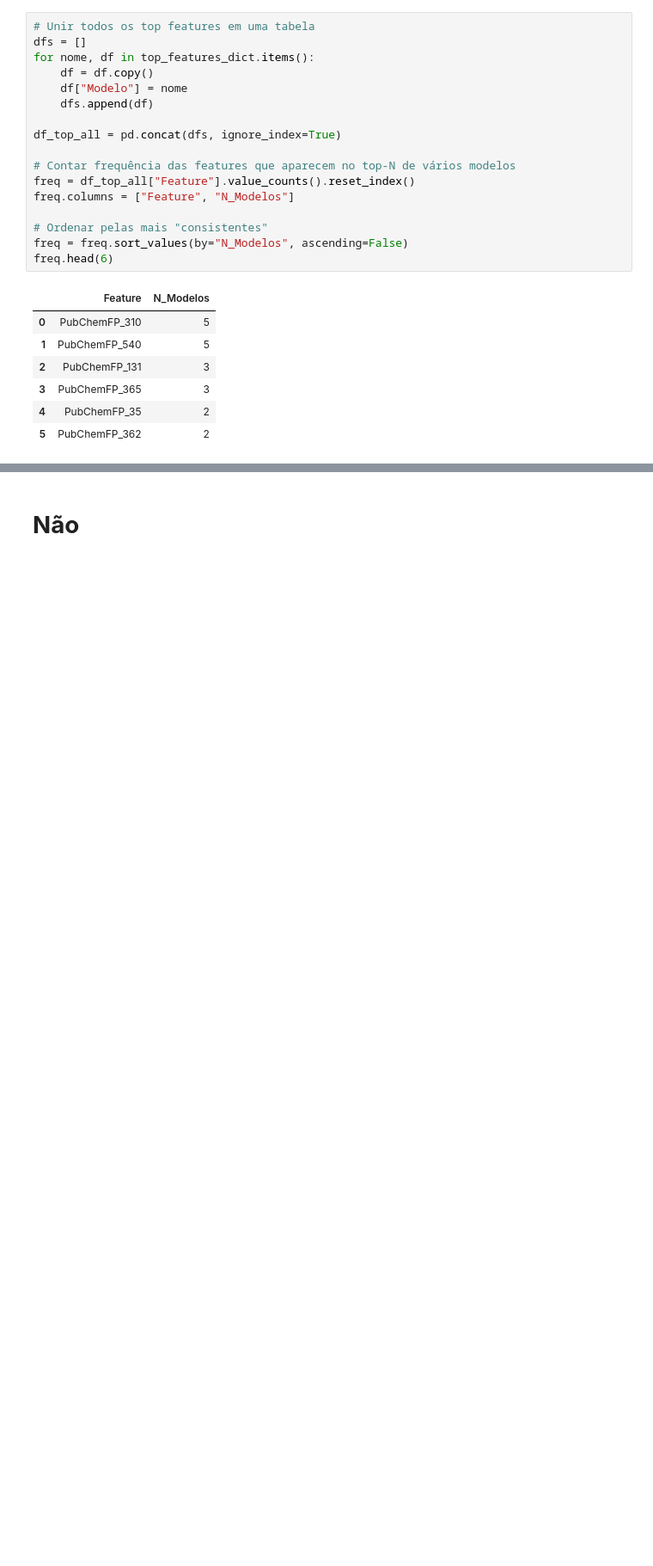
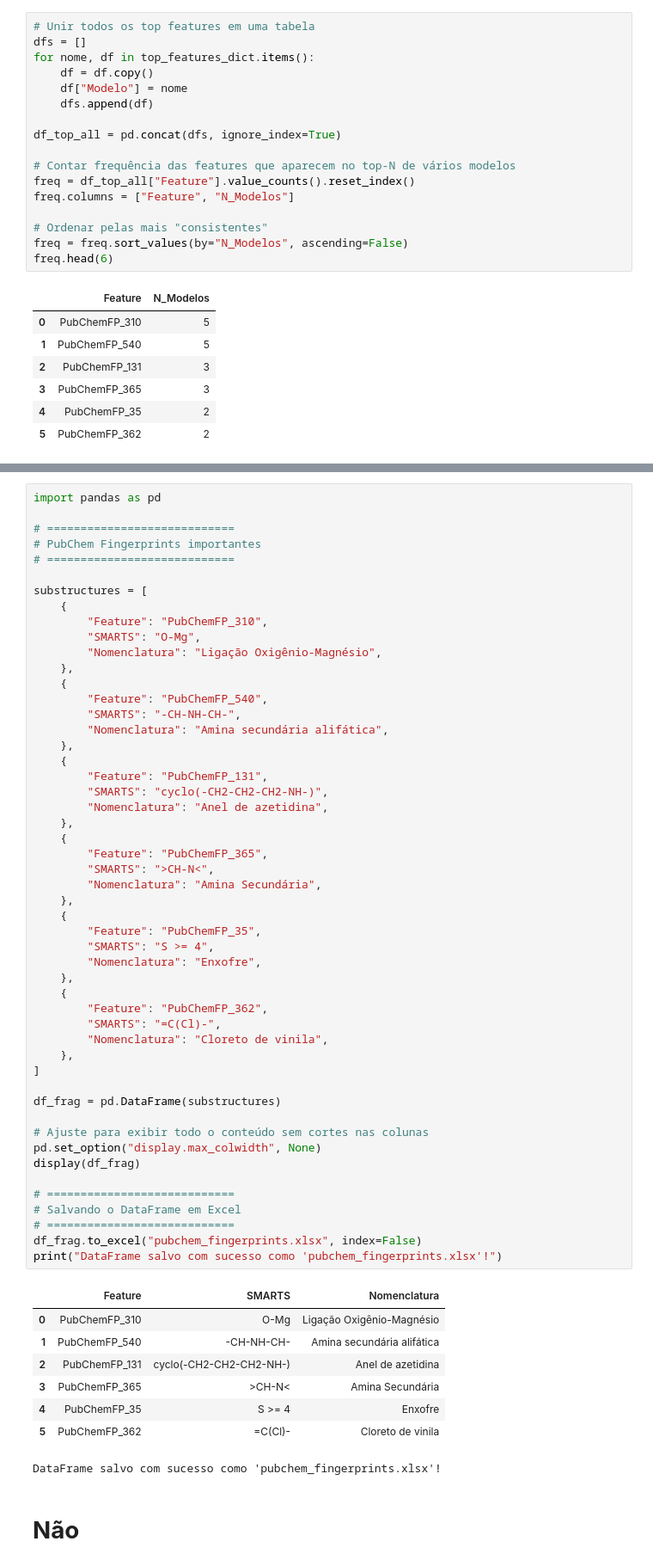
Before and after one commit to alvaroanussa13-glitch/Projecto-de-aprendizado-de-m-quina-inibidores-InhA, a Jupyter notebook: 4_Machine_Learning_Engineer_(1).ipynb, the cells around one changed output, grey strips where cells are left out. Shown at 86% size. Saved outputs shown, nothing was run; the diff lists cells and outputs as text; blank space fills up the shorter version.

```diff
--- a/4_Machine_Learning_Engineer_(1).ipynb
+++ b/4_Machine_Learning_Engineer_(1).ipynb
@@ -819,2 +776,62 @@ display(df_frag)
+# %%
+import pandas as pd
+
+# ============================
+# PubChem Fingerprints importantes
+# ============================
+
+substructures = [
+    {
+        "Feature": "PubChemFP_310",
+        "SMARTS": "O-Mg",
+        "Nomenclatura": "Ligação Oxigênio-Magnésio",
+    },
+    {
+        "Feature": "PubChemFP_540",
+        "SMARTS": "-CH-NH-CH-",
+        "Nomenclatura": "Amina secundária alifática",
+    },
+    {
+        "Feature": "PubChemFP_131",
+        "SMARTS": "cyclo(-CH2-CH2-CH2-NH-)",
+        "Nomenclatura": "Anel de azetidina",
+    },
+    {
+        "Feature": "PubChemFP_365",
+        "SMARTS": ">CH-N<",
+        "Nomenclatura": "Amina Secundária",
+    },
+    {
+        "Feature": "PubChemFP_35",
+        "SMARTS": "S >= 4",
+        "Nomenclatura": "Enxofre",
+    },
+    {
+        "Feature": "PubChemFP_362",
+        "SMARTS": "=C(Cl)-",
+        "Nomenclatura": "Cloreto de vinila",
+    },
+]
+
+df_frag = pd.DataFrame(substructures)
+
+# Ajuste para exibir todo o conteúdo sem cortes nas colunas
+pd.set_option("display.max_colwidth", None)
+display(df_frag)
+
+# ============================
+# Salvando o DataFrame em Excel
+# ============================
+df_frag.to_excel("pubchem_fingerprints.xlsx", index=False)
+print("DataFrame salvo com sucesso como 'pubchem_fingerprints.xlsx'!")
+# %% [output]
+|  | Feature | SMARTS | Nomenclatura |
+| 0 | PubChemFP_310 | O-Mg | Ligação Oxigênio-Magnésio |
+| 1 | PubChemFP_540 | -CH-NH-CH- | Amina secundária alifática |
+| 2 | PubChemFP_131 | cyclo(-CH2-CH2-CH2-NH-) | Anel de azetidina |
+| 3 | PubChemFP_365 | >CH-N< | Amina Secundária |
+| 4 | PubChemFP_35 | S >= 4 | Enxofre |
+| 5 | PubChemFP_362 | =C(Cl)- | Cloreto de vinila |
+DataFrame salvo com sucesso como 'pubchem_fingerprints.xlsx'!
 # %% [markdown]
 # **Não**
```
Also changed, not shown: parts of 6 cells of this notebook.
